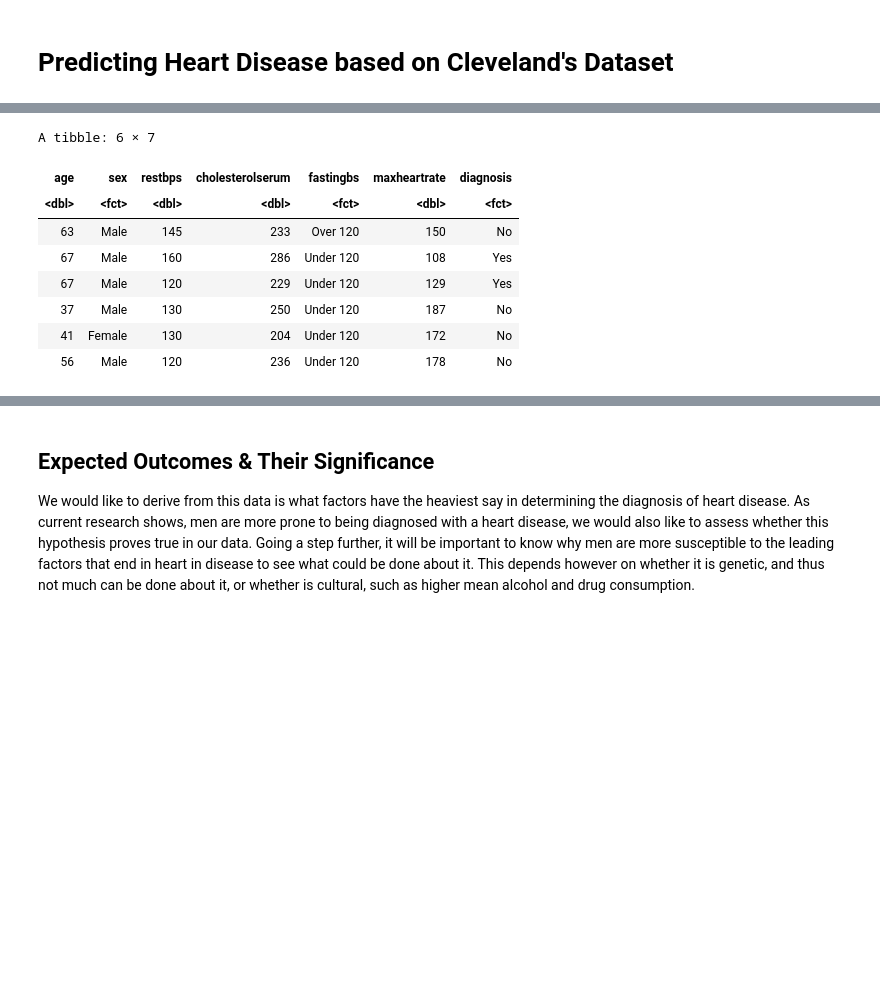
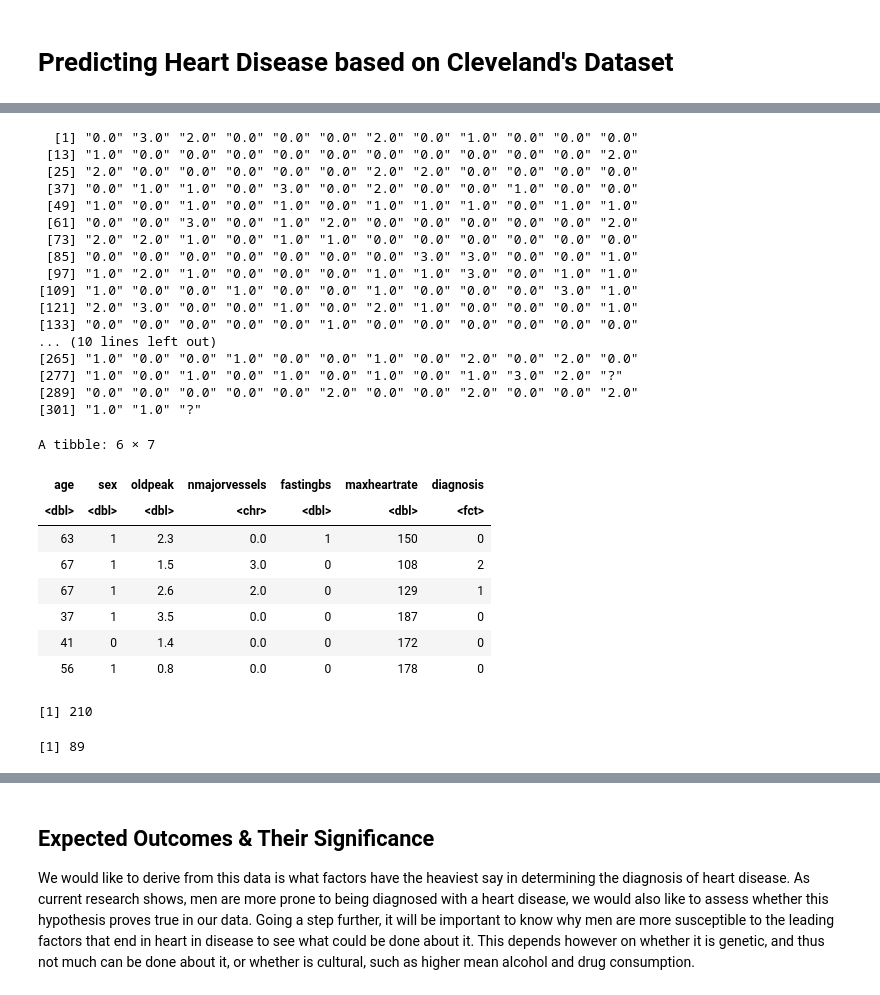
Before and after one commit to laurent-mt/dsci100project, a Jupyter notebook: code.ipynb, the cells around one changed output, grey strips where cells are left out. Drawn from its saved outputs; the diff is of its cells as text; code cells hidden in the pictures; blank space fills up the shorter version.

```diff
--- a/code.ipynb
+++ b/code.ipynb
@@ -79,26 +68,61 @@ A tibble: 6 × 7
+# %%
+#A closer look shows that nmajorvessels has 4 NA values that should be filtered.
+heart$nmajorvessels
+heart_filtered <- heart %>%
+filter(nmajorvessels != "?")
+
+head(heart_filtered)
+# %% [output]
+  [1] "0.0" "3.0" "2.0" "0.0" "0.0" "0.0" "2.0" "0.0" "1.0" "0.0" "0.0" "0.0"
+ [13] "1.0" "0.0" "0.0" "0.0" "0.0" "0.0" "0.0" "0.0" "0.0" "0.0" "0.0" "2.0"
+ [25] "2.0" "0.0" "0.0" "0.0" "0.0" "0.0" "2.0" "2.0" "0.0" "0.0" "0.0" "0.0"
+ [37] "0.0" "1.0" "1.0" "0.0" "3.0" "0.0" "2.0" "0.0" "0.0" "1.0" "0.0" "0.0"
+ [49] "1.0" "0.0" "1.0" "0.0" "1.0" "0.0" "1.0" "1.0" "1.0" "0.0" "1.0" "1.0"
+ [61] "0.0" "0.0" "3.0" "0.0" "1.0" "2.0" "0.0" "0.0" "0.0" "0.0" "0.0" "2.0"
+ [73] "2.0" "2.0" "1.0" "0.0" "1.0" "1.0" "0.0" "0.0" "0.0" "0.0" "0.0" "0.0"
+ [85] "0.0" "0.0" "0.0" "0.0" "0.0" "0.0" "0.0" "3.0" "3.0" "0.0" "0.0" "1.0"
+ [97] "1.0" "2.0" "1.0" "0.0" "0.0" "0.0" "1.0" "1.0" "3.0" "0.0" "1.0" "1.0"
+[109] "1.0" "0.0" "0.0" "1.0" "0.0" "0.0" "1.0" "0.0" "0.0" "0.0" "3.0" "1.0"
+[121] "2.0" "3.0" "0.0" "0.0" "1.0" "0.0" "2.0" "1.0" "0.0" "0.0" "0.0" "1.0"
+[133] "0.0" "0.0" "0.0" "0.0" "0.0" "1.0" "0.0" "0.0" "0.0" "0.0" "0.0" "0.0"
+... (10 lines left out)
+[265] "1.0" "0.0" "0.0" "1.0" "0.0" "0.0" "1.0" "0.0" "2.0" "0.0" "2.0" "0.0"
+[277] "1.0" "0.0" "1.0" "0.0" "1.0" "0.0" "1.0" "0.0" "1.0" "3.0" "2.0" "?"
+[289] "0.0" "0.0" "0.0" "0.0" "0.0" "2.0" "0.0" "0.0" "2.0" "0.0" "0.0" "2.0"
+[301] "1.0" "1.0" "?"
+A tibble: 6 × 7
+| age | sex | oldpeak | nmajorvessels | fastingbs | maxheartrate | diagnosis |
+| <dbl> | <dbl> | <dbl> | <chr> | <dbl> | <dbl> | <fct> |
+| 63 | 1 | 2.3 | 0.0 | 1 | 150 | 0 |
+| 67 | 1 | 1.5 | 3.0 | 0 | 108 | 2 |
+| 67 | 1 | 2.6 | 2.0 | 0 | 129 | 1 |
+| 37 | 1 | 3.5 | 0.0 | 0 | 187 | 0 |
+| 41 | 0 | 1.4 | 0.0 | 0 | 172 | 0 |
+| 56 | 1 | 0.8 | 0.0 | 0 | 178 | 0 |
 # %%
 # Since values other than 0 for diagnosis means presence of heart disease, 1-4
-# values are lumped into 1.Sex and diagnosis factors are also recoded to ease
+# values are lumped into 1. Sex and diagnosis are also recoded to ease
 # understanding of their values and converted into factors for graphing.
-
-heart_disease <- mutate(heart,
-                        diagnosis = fct_lump(diagnosis, other_level = "1")) %>%
+# Number of major vessels is converted into numeric.
+heart_disease <- heart_filtered %>%
+                 mutate(diagnosis = fct_lump(diagnosis, other_level = "1")) %>%
                  mutate(sex = recode_factor(sex, `1` = "Male",
                                                  `0` = "Female" ),
                         diagnosis = recode_factor(diagnosis, `1` = "Yes",
                                                              `0` = "No"),
                         fastingbs = recode_factor(fastingbs, `1` = "Over 120",
-                                                             `0` = "Under 120"))
-head(heart_disease)
+                                                             `0` = "Under 120")) %>%
+                 mutate(nmajorvessels = as.numeric(nmajorvessels))
+
+#Splitting the data.
+set.seed(11)
+heart_split <- initial_split(heart_disease, prop = 0.70, strata = diagnosis)
+heart_train <- training(heart_split)
+heart_test <- testing(heart_split)
+nrow(heart_train)
+nrow(heart_test)
 # %% [output]
-A tibble: 6 × 7
+[1] 210
-| age | sex | restbps | cholesterolserum | fastingbs | maxheartrate | diagnosis |
-| <dbl> | <fct> | <dbl> | <dbl> | <fct> | <dbl> | <fct> |
-| 63 | Male | 145 | 233 | Over 120 | 150 | No |
-| 67 | Male | 160 | 286 | Under 120 | 108 | Yes |
-| 67 | Male | 120 | 229 | Under 120 | 129 | Yes |
-| 37 | Male | 130 | 250 | Under 120 | 187 | No |
-| 41 | Female | 130 | 204 | Under 120 | 172 | No |
-| 56 | Male | 120 | 236 | Under 120 | 178 | No |
+[1] 89
 # %%
 #Looking at the means/ratio of each predictor for each type of diagnosis.
```
Also changed, not shown: parts of 8 cells of this notebook.
